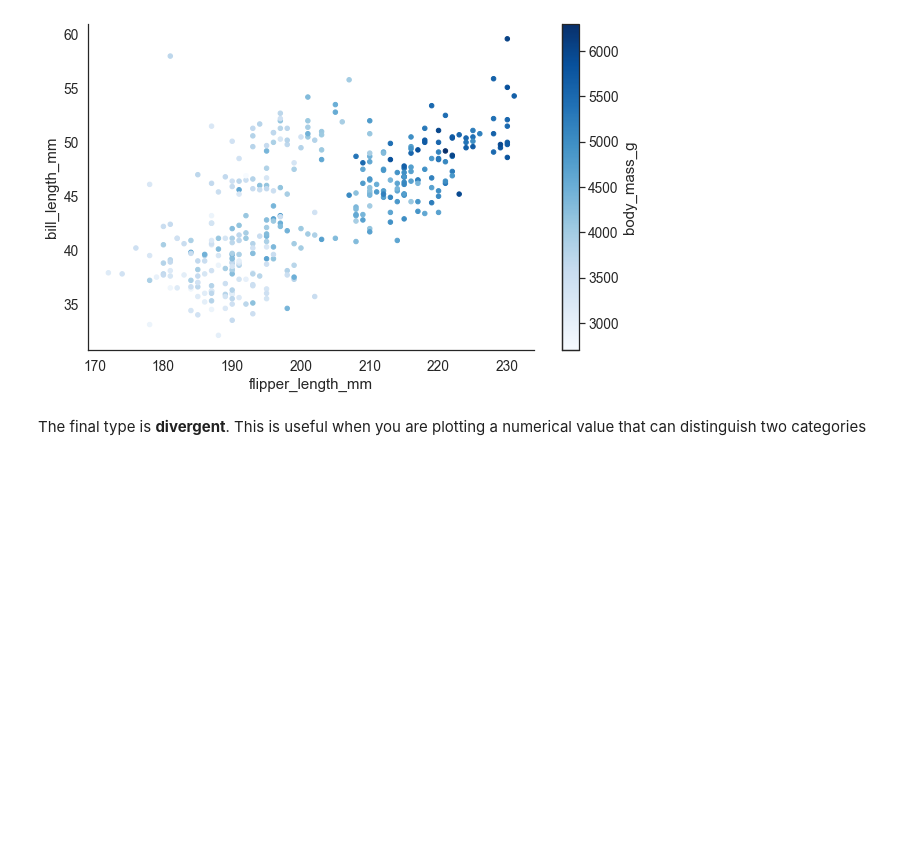
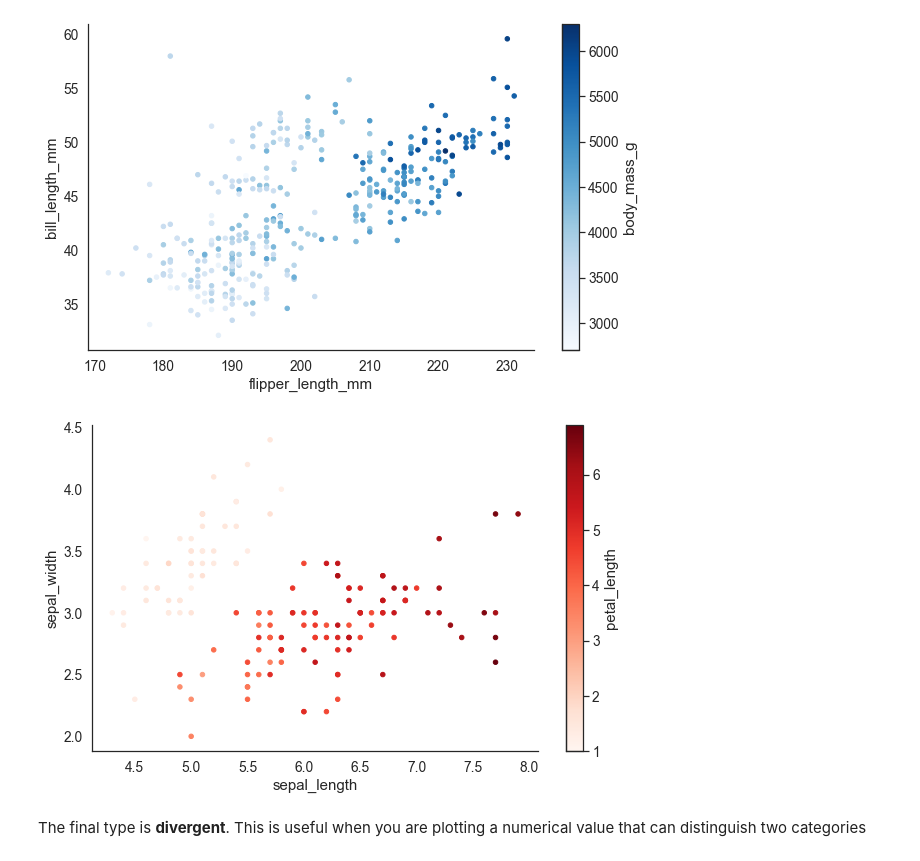
Before and after one commit to bharris12/URP_2021_Programming_Course, a Jupyter notebook: lecture_4/4_visualization.ipynb, the cells around one changed output. Saved outputs shown, nothing was run; the diff lists cells and outputs as text; code cells hidden in the pictures; blank space fills up the shorter version.

```diff
--- a/lecture_4/4_visualization.ipynb
+++ b/lecture_4/4_visualization.ipynb
@@ -195,6 +244,14 @@ plt.show()
 The is_first_col function was deprecated in Matplotlib 3.4 and will be removed two minor releases later. Use ax.get_subplotspec().is_first_col() instead.
   if ax.is_first_col():
 [figure]
+# %%
+#plot with iris dataset
+fig, ax = plt.subplots(figsize=(10, 6))
+iris.plot.scatter(x='sepal_length',y='sepal_width',c='petal_length',cmap='Reds',ax=ax)
+sns.despine()
+plt.show()
+# %% [output]
+[figure, added]
 # %% [markdown]
 The final type is **divergent**. This is useful when you are plotting a numerical value that can distinguish two categories
 # %%
```
Also changed, not shown: parts of 21 cells of this notebook.
